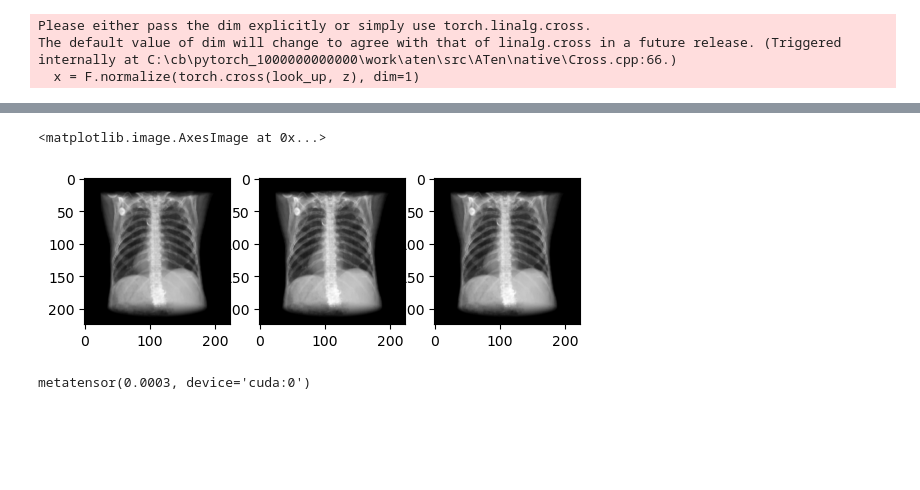
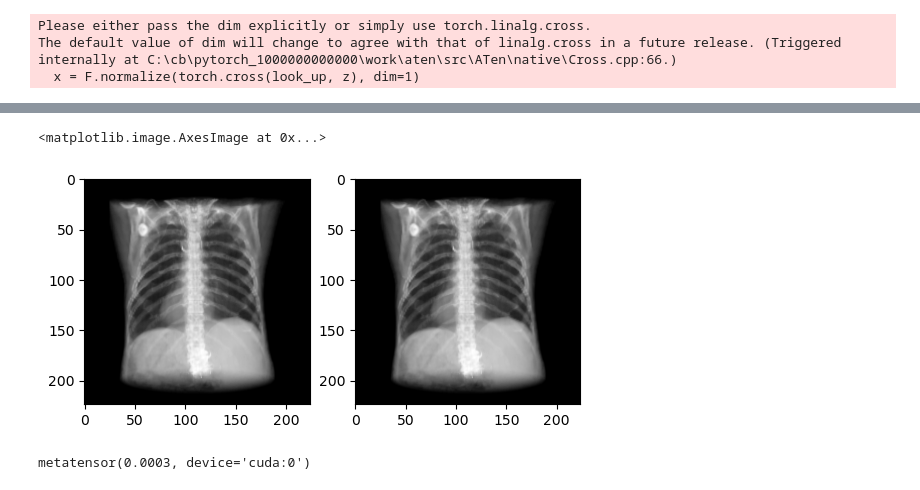
Before and after one commit to pcarnah/torchvtk, a Jupyter notebook: torchvtk.ipynb, the cells around one changed output, grey strips where cells are left out. Drawn from its saved outputs; the diff is of its cells as text; code cells hidden in the pictures; blank space fills up the shorter version.

```diff
--- a/torchvtk.ipynb
+++ b/torchvtk.ipynb
@@ -181,21 +188,21 @@ yp = tf[0][:,-1]
 # %%
 a = piecewise_linear(vol.cuda(), xp, yp)
 v = torch.cat([torch.ones_like(a), a], dim=1)
-out2 = rend(v, view_mat=m.cuda())
+out2 = rend(a, view_mat=m.cuda())
 
 xp3 = torch.linspace(0,1,64).cuda()
 yp3 = piecewise_linear(xp3, xp, yp)
 a = piecewise_linear(vol.cuda(), xp3, yp3)
 v = torch.cat([torch.ones_like(a), a], dim=1)
-out3 = rend(v, view_mat=m.cuda())
+out3 = rend(a, view_mat=m.cuda())
 
-fig, ax = plt.subplots(1,3)
-ax[0].imshow(out[0].permute([1,2,0]).cpu().detach().numpy(), cmap='grey')
-ax[1].imshow(out2[0].permute([1,2,0]).cpu().detach().numpy(), cmap='grey')
-ax[2].imshow(out3[0].permute([1,2,0]).cpu().detach().numpy(), cmap='grey')
+fig, ax = plt.subplots(1,2)
+# ax[0].imshow(out[0].permute([1,2,0]).cpu().detach().numpy(), cmap='grey')
+ax[0].imshow(out2[0].permute([1,2,0]).cpu().detach().numpy(), cmap='grey')
+ax[1].imshow(out3[0].permute([1,2,0]).cpu().detach().numpy(), cmap='grey')
 # %% [output]
 <matplotlib.image.AxesImage at 0x...>
-[figure, old version]
+[figure, new version]
 # %%
 torch.nn.functional.mse_loss(out2, out3) * 255
 # %% [output]
```
Also changed, not shown: parts of 11 cells of this notebook, 1 other file.
